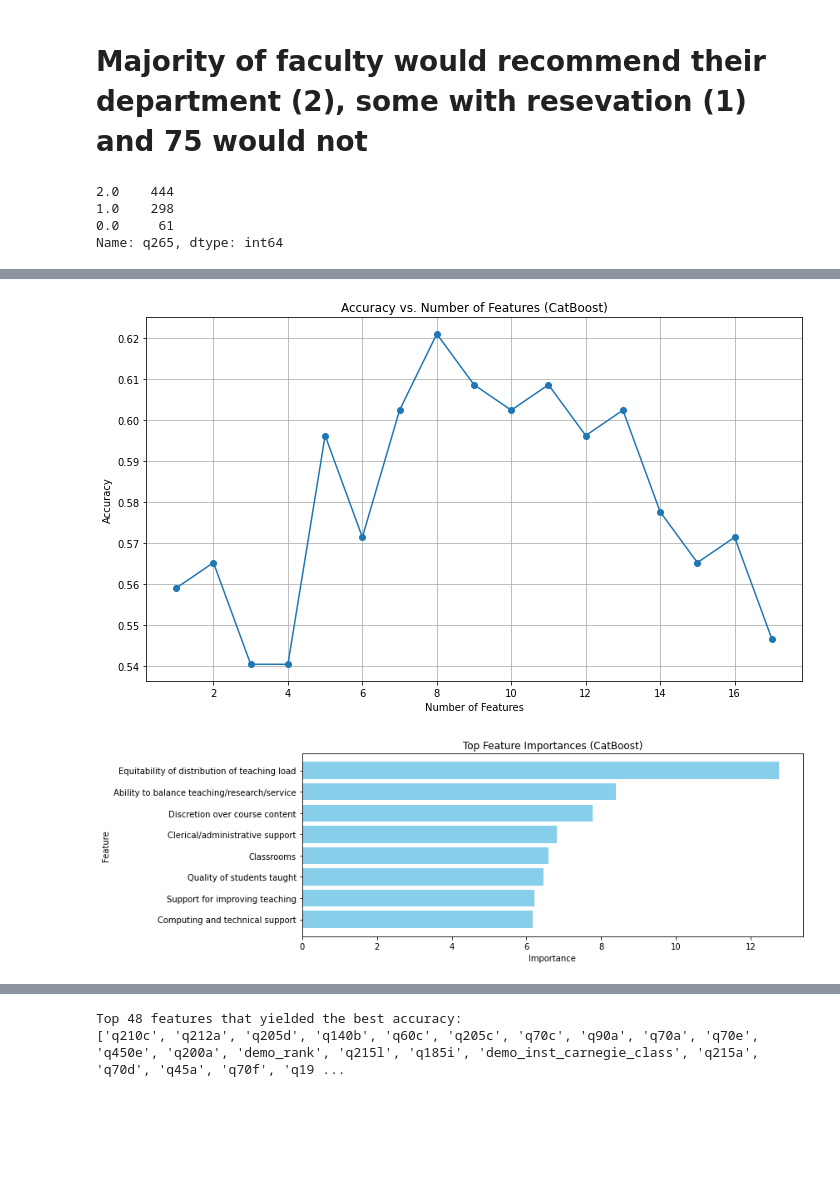
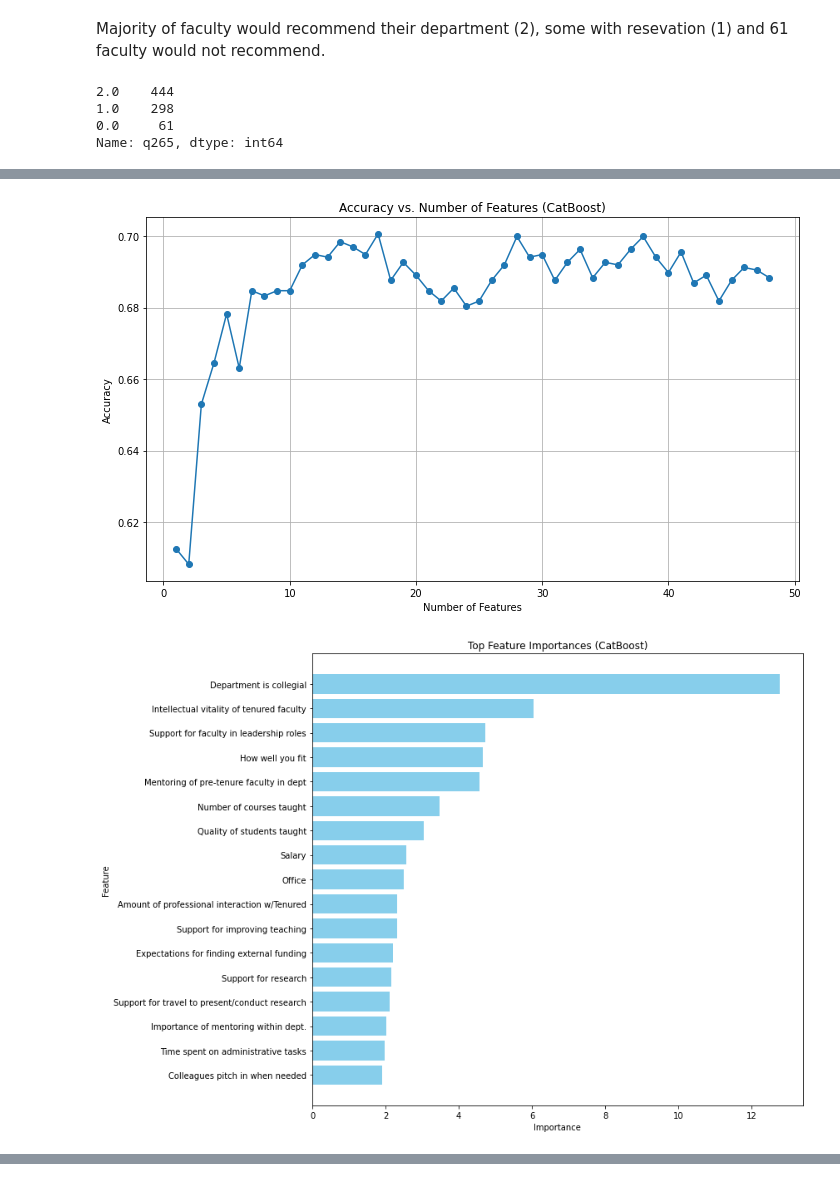
Before and after one commit to eigenhenry/Coache_analysis, a Jupyter notebook: dep_recommendation.ipynb, the cells around one changed output, grey strips where cells are left out. Drawn from its saved outputs; the diff is of its cells as text; code cells hidden in the pictures; blank space fills up the shorter version.

```diff
--- a/dep_recommendation.ipynb
+++ b/dep_recommendation.ipynb
@@ -5,11 +10,10 @@ import pandas as pd
 import numpy as np
 import scipy
 
-
 non_response_codes = [96, 97, 98, 99]
 
-
-data = pd.read_excel('/Users/henrysalgado/Desktop/Coache Data Analysis/Samples/sample1_hsi_stem_instructional.xlsx')
+#data = pd.read_excel('/Users/henrysalgado/Desktop/Coache Data Analysis/Samples/sample1_hsi_stem_instructional.xlsx')
+data = pd.read_excel('/Users/henrysalgado/Desktop/Coache Data Analysis/Samples/del_sample1_hsi_stem_instructional copy.xlsx')
 data.replace(non_response_codes, np.nan, inplace=True)
 data.describe()
 # %% [output]
@@ -28,7 +32,7 @@ from sklearn.model_selection import train_test_split
 from sklearn.linear_model import LogisticRegression
 from sklearn.metrics import accuracy_score, classification_report, confusion_matrix
 # %% [markdown]
-# Majority of faculty would recommend their department (2), some with resevation (1) and 75 would not
+Majority of faculty would recommend their department (2), some with resevation (1) and 61 faculty would not recommend.
 # %%
 data['q265'].value_counts()
 # %% [output]
@@ -45,6 +49,9 @@ from sklearn.feature_selection import RFE
 from sklearn.model_selection import GridSearchCV, train_test_split
 import matplotlib.pyplot as plt
 from sklearn.metrics import accuracy_score
+from sklearn.model_selection import StratifiedKFold
+from sklearn.model_selection import cross_val_score
+from sklearn.experimental import enable_iterative_imputer
 
 variables = [
     "q45a", "q45b", "q45c", "q45d", "q45e", "q45f",
@@ -87,11 +94,11 @@ variables = [
     "q205b", "q205c", "q205d", "q205e", "q205f", "q205g",
     "q206a", "q206b", "q210a", "q210c", "q212a", "q212b",
     "q215a", "q215b", "q215c", "q215d", "q215e", "q215m",
-    "q215j", "q215k", "q215l", "q215i", "q220a", "q220b", 'q315'
+    "q215j", "q215k", "q215l", "q215i", "q220a", "q220b",
 ]
 
 
-#"demo_rank","demo_race","demo_gender", "demo_inst_carnegie_class"
+
 X = data[variables]
 y = data['q265']
 
@@ -100,7 +107,7 @@ nonresponse_codes = [96, 97, 98, 99]
 X = X.replace(nonresponse_codes, np.nan)
 y = y.replace(nonresponse_codes, np.nan)
 
-# Step 2: Filter out features with >5% missing data
+# Step 2: Removing bias
 tolerance = 10
 missing_percent = X.isnull().mean() * 100
 selected_features = missing_percent[missing_percent < tolerance].index.tolist()
@@ -108,8 +115,10 @@ X_filtered = X[selected_features]
 print(f"Selected features: {selected_features}")
 
 # Step 3: Impute missing values
-imputer = SimpleImputer(strategy='median')
+imputer = SimpleImputer(strategy='most_frequent')
 X_imputed = imputer.fit_transform(X_filtered)
+#imputer = IterativeImputer(random_state=42, max_iter=10, sample_posterior=True)
+#X_imputed = imputer.fit_transform(X_filtered)
 X_imputed_df = pd.DataFrame(X_imputed, columns=selected_features)
 
 # Remove rows where y is NaN
@@ -119,15 +128,23 @@ y_final = y[valid_indices]
 
 # Step 4: Train-test split
 X_train, X_test, y_train, y_test = train_test_split(
-    X_final, y_final, test_size=0.20, random_state=42, stratify=y_final
+    X_final, y_final, test_size=0.40,stratify=y_final, random_state=42
 )
 
 # Step 5: Train CatBoost and extract importances
 cat_model = CatBoostClassifier(
     auto_class_weights='Balanced', iterations=500,
-    learning_rate=0.01, depth=6, random_seed=42, verbose=False
+    learning_rate=0.05, depth=4, random_seed=42, verbose=False
 )
 cat_model.fit(X_train, y_train)
+
+y_pred = cat_model.predict(X_test)
+print("Classification Report:\n")
+print(classification_report(y_test, y_pred))
+
+cv_scores = cross_val_score(cat_model, X_final, y_final, cv=5, scoring='f1_macro')
+print(f"\nCross-validated F1 Macro: {cv_scores.mean():.3f} ± {cv_scores.std():.3f}")
+
 
 feature_importances = cat_model.feature_importances_
 importance_df = pd.DataFrame({
@@ -135,7 +152,7 @@ importance_df = pd.DataFrame({
     "Importance": feature_importances
 }).sort_values(by="Importance", ascending=False)
 
-# Step 6: Feature selection based on importance
+
 features_sorted = importance_df["Feature"].tolist()
 accuracy_scores = []
 best_accuracy = 0
@@ -159,7 +176,7 @@ for i in range(1, len(features_sorted) + 1):
 
 print(f"Best Accuracy: {best_accuracy:.2f} with {best_feature_count} features.")
 
-# Step 7: Plot accuracy vs. number of features
+
 plt.figure(figsize=(10, 6))
 plt.plot(range(1, len(features_sorted) + 1), accuracy_scores, marker='o')
 plt.xlabel("Number of Features")
@@ -169,7 +186,7 @@ plt.grid(True)
 plt.tight_layout()
 plt.show()
 
-# Step 8: Map feature names to descriptions for visualization
+
 mapping_df = pd.read_excel("Variables.xlsx")
 mapping_df['key'] = mapping_df['key'].str.lower()
 name_dict = dict(zip(mapping_df['key'], mapping_df['name']))
@@ -178,7 +195,7 @@ importance_df["Feature_Description"] = [
     name_dict.get(feat.lower(), feat) for feat in importance_df["Feature"]
 ]
 
-# Visualize top features
+
 plt.figure(figsize=(12, best_feature_count / 2))
 top_features_df = importance_df.head(best_feature_count)
 plt.barh(top_features_df["Feature_Description"], top_features_df["Importance"], color='skyblue')
@@ -197,2 +228,2 @@ Best Accuracy: 0.62 with 8 features.
-[figure, old version]
+[figure, new version]
-[figure, old version]
+[figure, new version]
@@ -209,7 +248,0 @@ Feature                           Feature_Description
-# %%
-best_features = features_sorted[:best_feature_count]
-print(f"Top {best_feature_count} features that yielded the best accuracy:")
-print(best_features)
-# %% [output]
-Top 48 features that yielded the best accuracy:
-['q210c', 'q212a', 'q205d', 'q140b', 'q60c', 'q205c', 'q70c', 'q90a', 'q70a', 'q70e', 'q450e', 'q200a', 'demo_rank', 'q215l', 'q185i', 'demo_inst_carnegie_class', 'q215a', 'q70d', 'q45a', 'q70f', 'q19 ...
```
Also changed, not shown: parts of 17 cells of this notebook.
